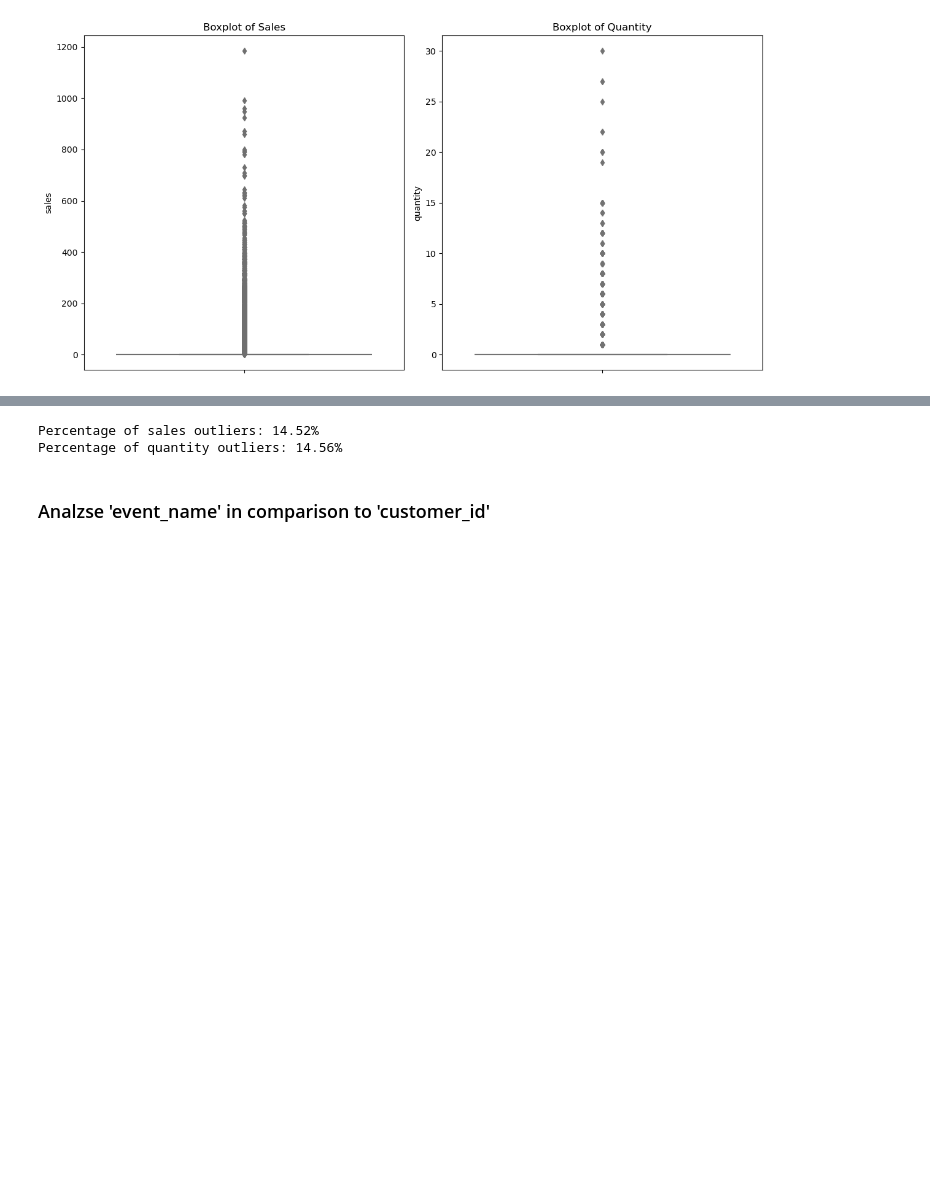
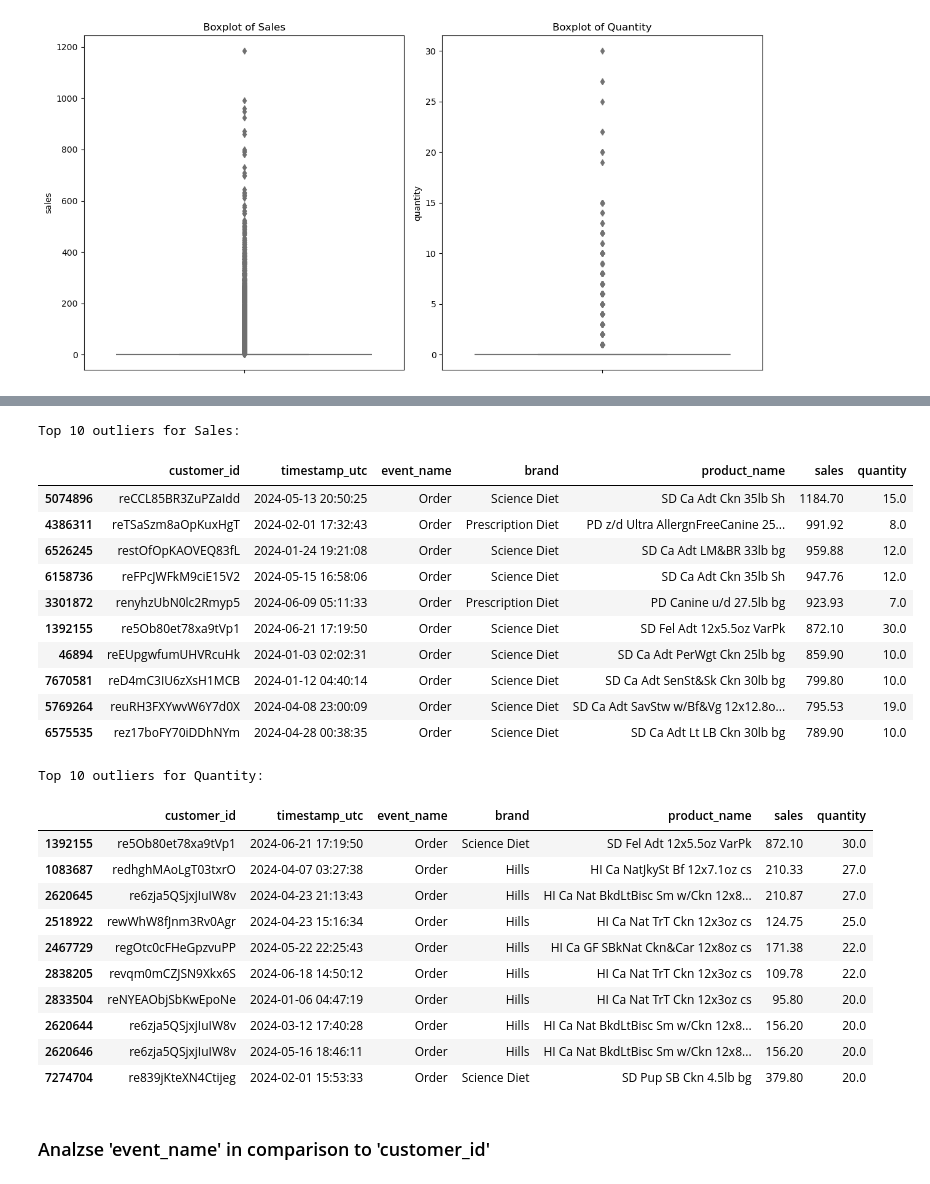
Before and after one commit to nguibe/Pet-food, a Jupyter notebook: lennart_data_cleaning_retailer.ipynb, the cells around one changed output, grey strips where cells are left out. Drawn from its saved outputs; the diff is of its cells as text; code cells hidden in the pictures; blank space fills up the shorter version.

Commit message:
Finalized data cleaning on df_retailer

```diff
--- a/lennart_data_cleaning_retailer.ipynb
+++ b/lennart_data_cleaning_retailer.ipynb
@@ -293,13 +278,41 @@ Lower bound for quantity: 0.0, Upper bound for quantity: 0.0
-# %%
-# Calculate percentages of outliers
-sales_outliers_percentage = len(sales_outliers) / len(df_retailer) * 100
-quantity_outliers_percentage = len(quantity_outliers) / len(df_retailer) * 100
-
-print(f"Percentage of sales outliers: {sales_outliers_percentage:.2f}%")
-print(f"Percentage of quantity outliers: {quantity_outliers_percentage:.2f}%")
-# %% [output]
-Percentage of sales outliers: 14.52%
-Percentage of quantity outliers: 14.56%
+# %%
+# Detect top outliers for 'sales'
+top_sales_outliers = sales_outliers.sort_values(by='sales', ascending=False)
+
+# Detect top outliers for 'quantity'
+top_quantity_outliers = quantity_outliers.sort_values(by='quantity', ascending=False)
+
+# Display the top 10 outliers for sales and quantity
+print("Top 10 outliers for Sales:")
+display(top_sales_outliers.head(10))
+
+print("\nTop 10 outliers for Quantity:")
+display(top_quantity_outliers.head(10))
+# %% [output]
+Top 10 outliers for Sales:
+|  | customer_id | timestamp_utc | event_name | brand | product_name | sales | quantity |
+| 5074896 | reCCL85BR3ZuPZaIdd | 2024-05-13 20:50:25 | Order | Science Diet | SD Ca Adt Ckn 35lb Sh | 1184.70 | 15.0 |
+| 4386311 | reTSaSzm8aOpKuxHgT | 2024-02-01 17:32:43 | Order | Prescription Diet | PD z/d Ultra AllergnFreeCanine 25... | 991.92 | 8.0 |
+| 6526245 | restOfOpKAOVEQ83fL | 2024-01-24 19:21:08 | Order | Science Diet | SD Ca Adt LM&BR 33lb bg | 959.88 | 12.0 |
+| 6158736 | reFPcJWFkM9ciE15V2 | 2024-05-15 16:58:06 | Order | Science Diet | SD Ca Adt Ckn 35lb Sh | 947.76 | 12.0 |
+| 3301872 | renyhzUbN0lc2Rmyp5 | 2024-06-09 05:11:33 | Order | Prescription Diet | PD Canine u/d 27.5lb bg | 923.93 | 7.0 |
+| 1392155 | re5Ob80et78xa9tVp1 | 2024-06-21 17:19:50 | Order | Science Diet | SD Fel Adt 12x5.5oz VarPk | 872.10 | 30.0 |
+| 46894 | reEUpgwfumUHVRcuHk | 2024-01-03 02:02:31 | Order | Science Diet | SD Ca Adt PerWgt Ckn 25lb bg | 859.90 | 10.0 |
+| 7670581 | reD4mC3IU6zXsH1MCB | 2024-01-12 04:40:14 | Order | Science Diet | SD Ca Adt SenSt&Sk Ckn 30lb bg | 799.80 | 10.0 |
+| 5769264 | reuRH3FXYwvW6Y7d0X | 2024-04-08 23:00:09 | Order | Science Diet | SD Ca Adt SavStw w/Bf&Vg 12x12.8o... | 795.53 | 19.0 |
+| 6575535 | rez17boFY70iDDhNYm | 2024-04-28 00:38:35 | Order | Science Diet | SD Ca Adt Lt LB Ckn 30lb bg | 789.90 | 10.0 |
+Top 10 outliers for Quantity:
+|  | customer_id | timestamp_utc | event_name | brand | product_name | sales | quantity |
+| 1392155 | re5Ob80et78xa9tVp1 | 2024-06-21 17:19:50 | Order | Science Diet | SD Fel Adt 12x5.5oz VarPk | 872.10 | 30.0 |
+| 1083687 | redhghMAoLgT03txrO | 2024-04-07 03:27:38 | Order | Hills | HI Ca NatJkySt Bf 12x7.1oz cs | 210.33 | 27.0 |
+| 2620645 | re6zja5QSjxjIuIW8v | 2024-04-23 21:13:43 | Order | Hills | HI Ca Nat BkdLtBisc Sm w/Ckn 12x8... | 210.87 | 27.0 |
+| 2518922 | rewWhW8fJnm3Rv0Agr | 2024-04-23 15:16:34 | Order | Hills | HI Ca Nat TrT Ckn 12x3oz cs | 124.75 | 25.0 |
+| 2467729 | regOtc0cFHeGpzvuPP | 2024-05-22 22:25:43 | Order | Hills | HI Ca GF SBkNat Ckn&Car 12x8oz cs | 171.38 | 22.0 |
+| 2838205 | revqm0mCZJSN9Xkx6S | 2024-06-18 14:50:12 | Order | Hills | HI Ca Nat TrT Ckn 12x3oz cs | 109.78 | 22.0 |
+| 2833504 | reNYEAObjSbKwEpoNe | 2024-01-06 04:47:19 | Order | Hills | HI Ca Nat TrT Ckn 12x3oz cs | 95.80 | 20.0 |
+| 2620644 | re6zja5QSjxjIuIW8v | 2024-03-12 17:40:28 | Order | Hills | HI Ca Nat BkdLtBisc Sm w/Ckn 12x8... | 156.20 | 20.0 |
+| 2620646 | re6zja5QSjxjIuIW8v | 2024-05-16 18:46:11 | Order | Hills | HI Ca Nat BkdLtBisc Sm w/Ckn 12x8... | 156.20 | 20.0 |
+| 7274704 | re839jKteXN4Ctijeg | 2024-02-01 15:53:33 | Order | Science Diet | SD Pup SB Ckn 4.5lb bg | 379.80 | 20.0 |
 # %% [markdown]
 ### Analzse 'event_name' in comparison to 'customer_id'
 # %%
```
Also changed, not shown: parts of 1 cell of this notebook.
